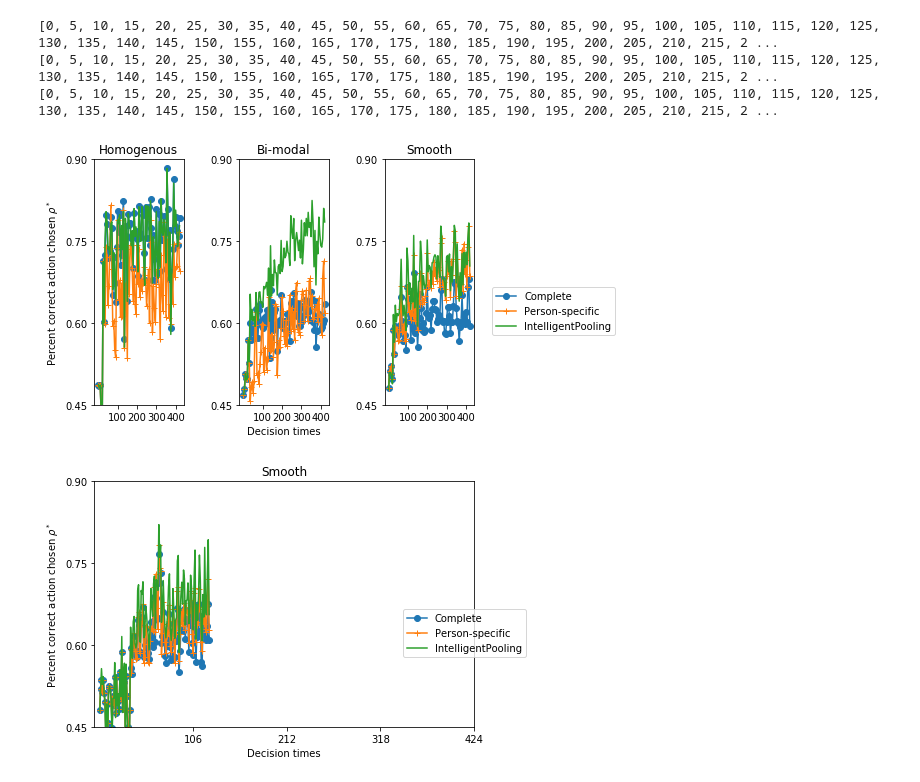
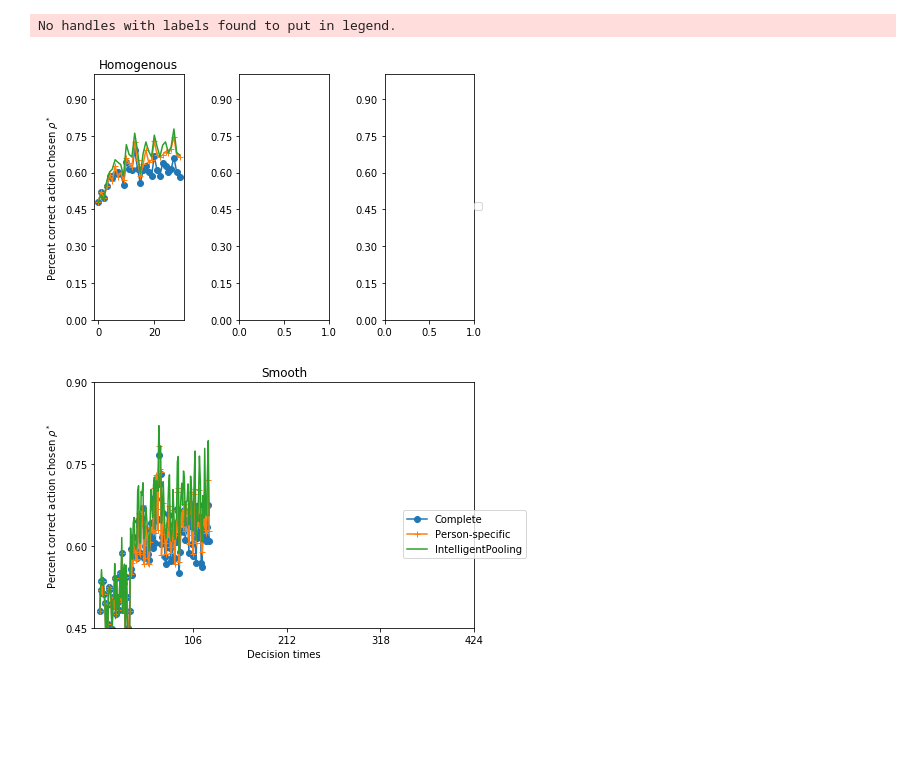
Before and after one commit to StatisticalReinforcementLearningLab/pooling_rl, a Jupyter notebook: evaluation/new_plot.ipynb, the cells around one changed output. Drawn from its saved outputs; the diff is of its cells as text; code cells hidden in the pictures; blank space fills up the shorter version.

```diff
--- a/evaluation/new_plot.ipynb
+++ b/evaluation/new_plot.ipynb
@@ -65,18 +118,20 @@ with open('../../Downloads/to_save_batch.pkl','rb') as f:
 # %%
-def plot_all_special():
+def plot_all_s():
 
     fig, ax = plt.subplots(nrows=1, ncols=3)
     fig.tight_layout( w_pad=2.5, h_pad=1.0)
 
     #'case_one','case_two',
-    cases = ['case_one','case_two','case_three']
-    plt.setp(ax[:],  yticks = np.arange(.3, 1, step=0.15),ylim = [.45,.9])
+    cases = ['case_three']
+    plt.setp(ax[:],  yticks = np.arange(0, 1, step=0.15),ylim = [0,1])
     #plt.setp(ax[1,:],  yticks = np.arange(0, .5, step=0.05),ylim = [0,.5])
     #'Homogenous','Bi-modal',
     titles = ['Homogenous','Bi-modal','Smooth']
-    offset = 5
+    offset = 10
     for i in range(len(cases)):
+
             if i==0:
+
                 ax[i].set_ylabel('Percent correct action chosen $\\rho^*$')
             if i==1:
                 ax[i].set_xlabel('Decision times')
@@ -85,37 +140,35 @@ def plot_all_special():
             b =get_to_plot_actions(batch[cases[i]]['actions'])
             #labels = ['{}'.format(i) for i in range(0,len(b),15) ]
 
-            ax[i].plot([b[j] for j in range(0,len(b),offset)],'o-',label='Complete')
+            ax[i].plot([b[j] for j in range(0,len(b[100:400]),offset)],'o-',label='Complete')
 
             #print(len([b[j] for j in range(0,len(b),25)]))
 
             p =get_to_plot_actions(personalized[cases[i]]['actions'])
-            ax[i].plot([p[j] for j in range(0,len(p),offset)],'+-',label='Person-specific')
+            ax[i].plot([p[j] for j in range(0,len(p[100:400]),offset)],'+-',label='Person-specific')
 
             po =get_to_plot_actions(pooled[cases[i]]['actions'])
-            ax[i].plot([po[j] for j in range(0,len(po),offset)],label='IntelligentPooling')
+            ax[i].plot([po[j] for j in range(0,len(po[100:400]),offset)],label='IntelligentPooling')
             xx=[i for i in range(int(len([b[j] for j in range(0,len(b),offset)])/4),len([b[j] for j in range(0,len(b),offset)]),int(len([b[j] for j in range(0,len(b),offset)])/4))]
             #print(xx)
-            print([j for j in range(0,len(b),offset)])
-            xx = [20, 40, 60, 80]
-            labels = ['{}'.format(i) for i in [100,200,300,400] ]
+            #print([j for j in range(0,len(b),offset)])
+            #xx = [20, 40, 60, 80]
+            #labels = ['{}'.format(i) for i in [100,200,300,400] ]
             #labels = ['{}'.format(i*offset) for i in xx ]
 
             #print(labels)
             #print(xx)
             #print(len(labels))
             #print(len(xx))
-            ax[i].set_xticks(xx)
-            ax[i].set_xticklabels(labels)
+            #ax[i].set_xticks(xx)
+            #ax[i].set_xticklabels(labels)
     plt.legend(bbox_to_anchor=(1.15, .5))
-    plt.savefig('location_pretreatment_percent_action_12weeks',dpi=300, bbox_inches='tight')
+   # plt.savefig('location_pretreatment_percent_action_12weeks',dpi=300, bbox_inches='tight')
-# %%
-plot_all_special()
-# %% [output]
-[0, 5, 10, 15, 20, 25, 30, 35, 40, 45, 50, 55, 60, 65, 70, 75, 80, 85, 90, 95, 100, 105, 110, 115, 120, 125, 130, 135, 140, 145, 150, 155, 160, 165, 170, 175, 180, 185, 190, 195, 200, 205, 210, 215, 2 ...
-[0, 5, 10, 15, 20, 25, 30, 35, 40, 45, 50, 55, 60, 65, 70, 75, 80, 85, 90, 95, 100, 105, 110, 115, 120, 125, 130, 135, 140, 145, 150, 155, 160, 165, 170, 175, 180, 185, 190, 195, 200, 205, 210, 215, 2 ...
-[0, 5, 10, 15, 20, 25, 30, 35, 40, 45, 50, 55, 60, 65, 70, 75, 80, 85, 90, 95, 100, 105, 110, 115, 120, 125, 130, 135, 140, 145, 150, 155, 160, 165, 170, 175, 180, 185, 190, 195, 200, 205, 210, 215, 2 ...
-[figure, removed]
+# %%
+plot_all_s()
+# %% [output]
+No handles with labels found to put in legend.
+[figure, added]
 # %%
 def plot_all_skewed():
 
```
Also changed, not shown: parts of 1 cell of this notebook, 1 other file.
